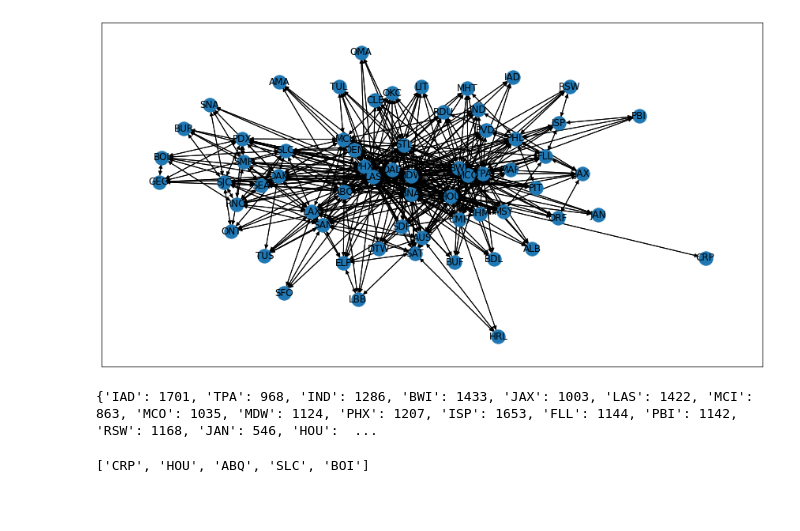
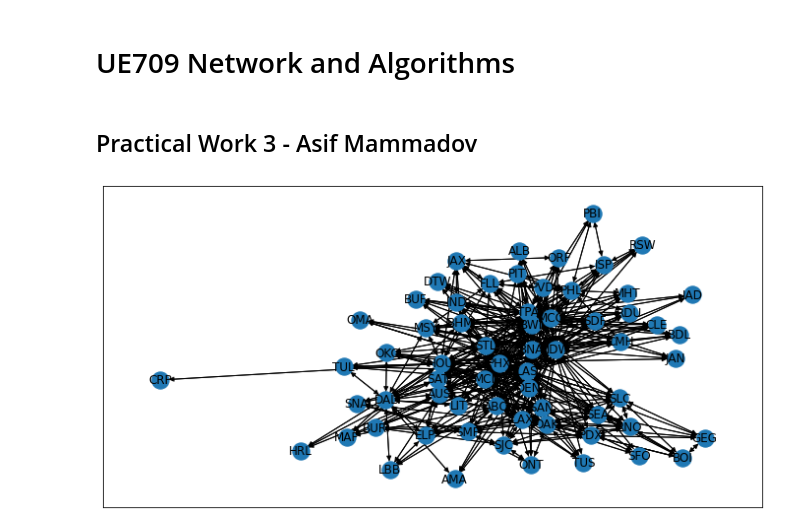
Before and after one commit to Asif-Mammadov/ufaz-network-alg, a Jupyter notebook: pw3/pw3.ipynb, the cells around one changed output. Saved outputs shown, nothing was run; the diff lists cells and outputs as text; code cells hidden in the pictures; blank space fills up the shorter version.

```diff
--- a/pw3/pw3.ipynb
+++ b/pw3/pw3.ipynb
@@ -1,3 +1,7 @@
+# %% [markdown]
+# UE709 Network and Algorithms
+# %% [markdown]
+## Practical Work 3 - Asif Mammadov
 # %%
 import pandas as pd
 import numpy as np
@@ -9,11 +14,11 @@ data['AirTime'] = data['AirTime'].fillna(40)
 # %%
 G = nx.from_pandas_edgelist(data, source='Origin', target='Dest', edge_attr=True, create_using=nx.DiGraph)
 # %%
-plt.figure(figsize=(15, 8))
+plt.figure(figsize=(12, 6))
 nx.draw_networkx(G, with_labels=True)
 plt.show()
 # %% [output]
-[figure, old version]
+[figure, new version]
 # %%
 def bellman_ford(G, origin, dest, attr):
     distance = {}
@@ -43,11 +47,6 @@ def bellman_ford(G, origin, dest, attr):
         path.insert(0, current)
         current = parent[current]
     return path
-# %%
-bellman_ford(G, 'CRP', 'BOI', 'Distance')
-# %% [output]
-{'IAD': 1701, 'TPA': 968, 'IND': 1286, 'BWI': 1433, 'JAX': 1003, 'LAS': 1422, 'MCI': 863, 'MCO': 1035, 'MDW': 1124, 'PHX': 1207, 'ISP': 1653, 'FLL': 1144, 'PBI': 1142, 'RSW': 1168, 'JAN': 546, 'HOU':  ...
-['CRP', 'HOU', 'ABQ', 'SLC', 'BOI']
 # %%
 def get_min_key(distance, unvisited):
     min_val = np.inf
```
Also changed, not shown: parts of 11 cells of this notebook, 2 other files.
